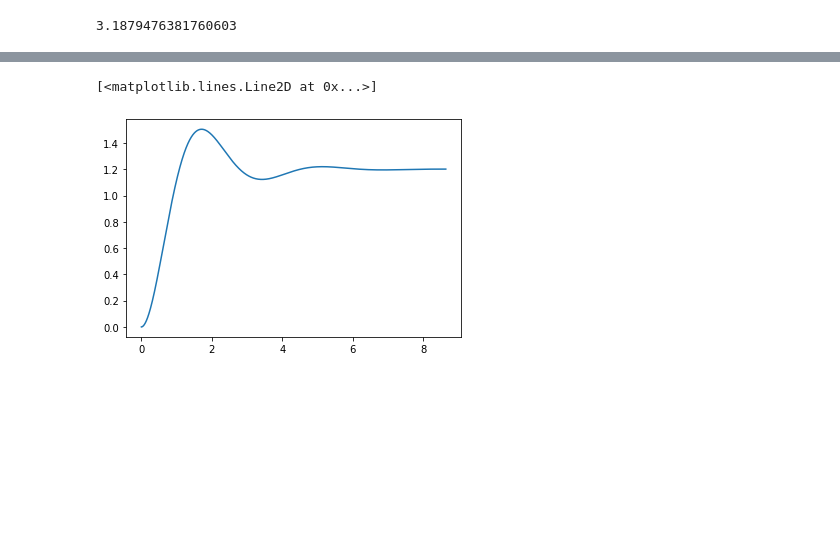
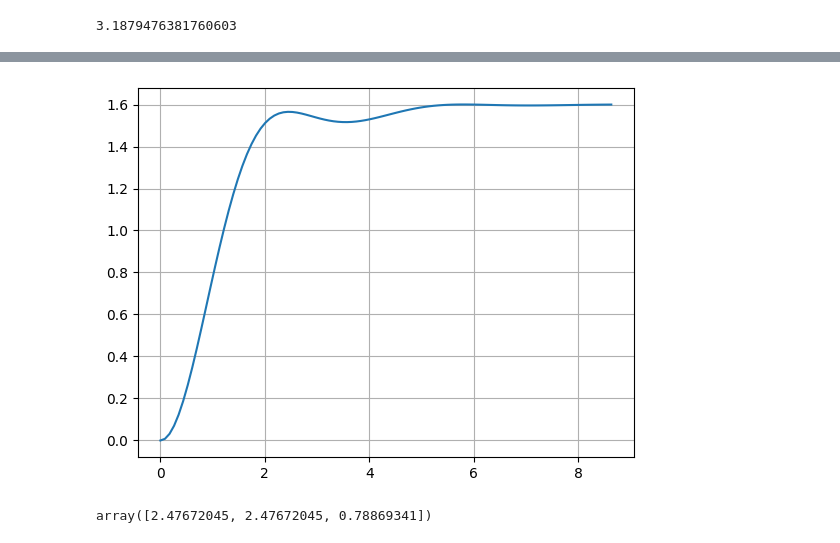
Before and after one commit to JoaoYukio/PCO119, a Jupyter notebook: Atividade 5/Atividade5.ipynb, the cells around one changed output, grey strips where cells are left out. Drawn from its saved outputs; the diff is of its cells as text; code cells hidden in the pictures; blank space fills up the shorter version.

Commit message:
Updated notebook and added images

```diff
--- a/Atividade 5/Atividade5.ipynb
+++ b/Atividade 5/Atividade5.ipynb
@@ -139,7 +139,7 @@ Frequência associada com a margem de ganho:  nan Rad/seg
 
 Frequência associada com a margem de fase:  3.1879476381760603 Rad/seg
 # %%
-a0 = 0.8
+a0 = 1.8
 # %%
 # Bode diagram
 control.bode(Gs, dB=True, Hz=False, omega_limits=(0.1, 10), plot=True);
@@ -194,6 +194,6 @@ wcp
 from math import cos, pi, sin
 
 
-a_1 = (1 - a0*absGsJW*cos(phi*(pi/180)))/((2*(180/pi))*absGsJW*sin(phi*(pi/180)))
+a_1 = (1 - a0*absGsJW*cos(phi*(pi/180)))/((2)*absGsJW*sin(phi*(pi/180)))
 a_1
 # %% [output]
@@ -201,6 +201,6 @@ a_1
 # %%
 #Calculando b1
-b_1 = (cos(phi*(pi/180)) - a0*abs(magJW))/((2*(180/pi))*sin(phi*(pi/180)))
+b_1 = (cos(phi*(pi/180)) - a0*abs(magJW))/((2)*sin(phi*(pi/180)))
 b_1 = b_1[0]
 b_1
 # %% [output]
@@ -236,5 +258,7 @@ Frequência associada com a margem de fase:  2.552961135949496 Rad/seg
+# %%
+T1, yout1 = control.step_response(SisCont)
 # %%
-plt.plot(yout1, T1)
+plt.plot(T1, yout1)
+plt.grid()
 # %% [output]
-[<matplotlib.lines.Line2D at 0x...>]
-[figure, old version]
+[figure, new version]
@@ -240,0 +269,4 @@ plt.plot(yout1, T1)
+# %%
+abs(control.pole(control.feedback(SisCont)))
+# %% [output]
+array([2.47672045, 2.47672045, 0.78869341])
```
Also changed, not shown: parts of 24 cells of this notebook, 7 other files.
